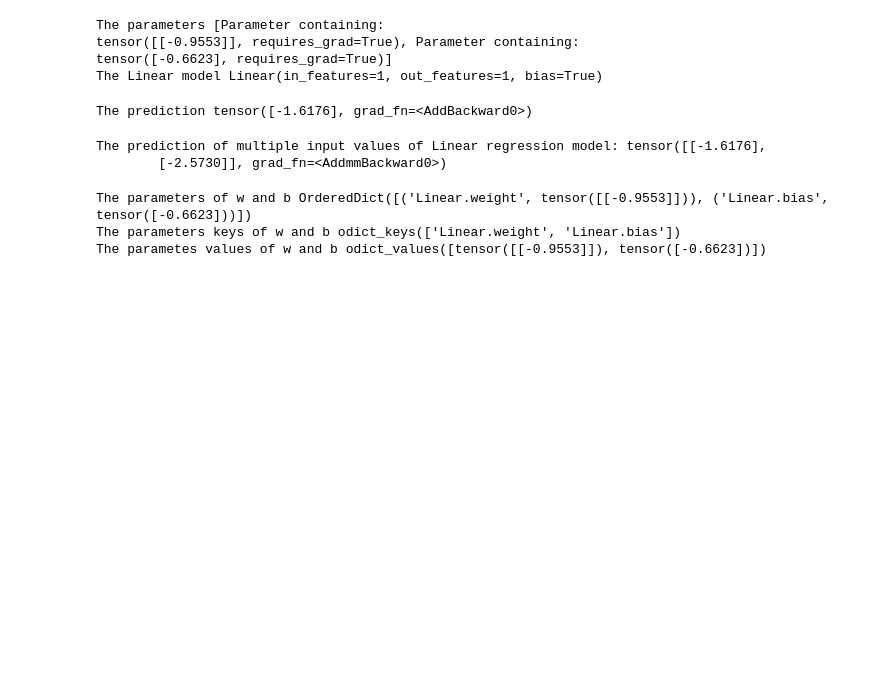
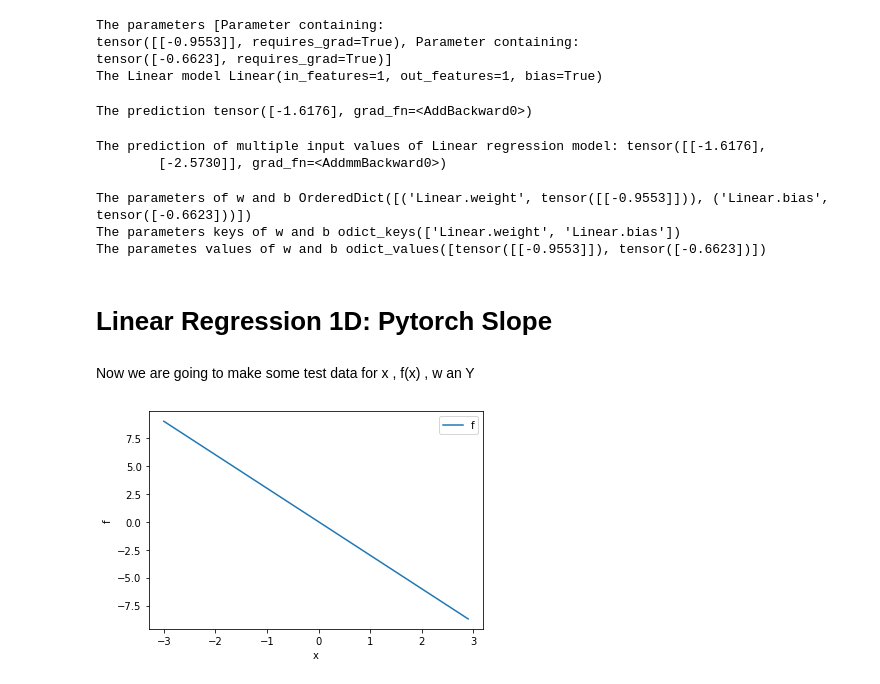
Before and after one commit to antonynickson/PyTorch_For_Machine_Learning_Workbook, a Jupyter notebook: PyTorch_For_Machine_Learning.ipynb, the cells around one changed output. Drawn from its saved outputs; the diff is of its cells as text; code cells hidden in the pictures; blank space fills up the shorter version.

```diff
--- a/PyTorch_For_Machine_Learning.ipynb
+++ b/PyTorch_For_Machine_Learning.ipynb
@@ -1026,3 +1026,5 @@ print("The parametes values of w and b", model.state_dict().values())
 The parameters of w and b OrderedDict([('Linear.weight', tensor([[-0.9553]])), ('Linear.bias', tensor([-0.6623]))])
 The parameters keys of w and b odict_keys(['Linear.weight', 'Linear.bias'])
 The parametes values of w and b odict_values([tensor([[-0.9553]]), tensor([-0.6623])])
+# %% [markdown]
+# Linear Regression 1D: Pytorch Slope
@@ -1028,0 +1072,18 @@ The parametes values of w and b odict_values([tensor([[-0.9553]]), tensor([-0.66
+# %% [markdown]
+Now we are going to make some test data for x , f(x) , w an Y
+# %%
+# Create a tensor with a slope of -3
+
+x = torch.arange(-3,3,0.1).view(-1,1)
+
+f = -3 * x
+# %%
+# Let us plot the line
+
+plt.plot(x.numpy(),f.numpy(),label='f')
+plt.xlabel('x')
+plt.ylabel('f')
+plt.legend()
+plt.show()
+# %% [output]
+[figure, added]
```
Also changed, not shown: parts of 152 cells of this notebook.
